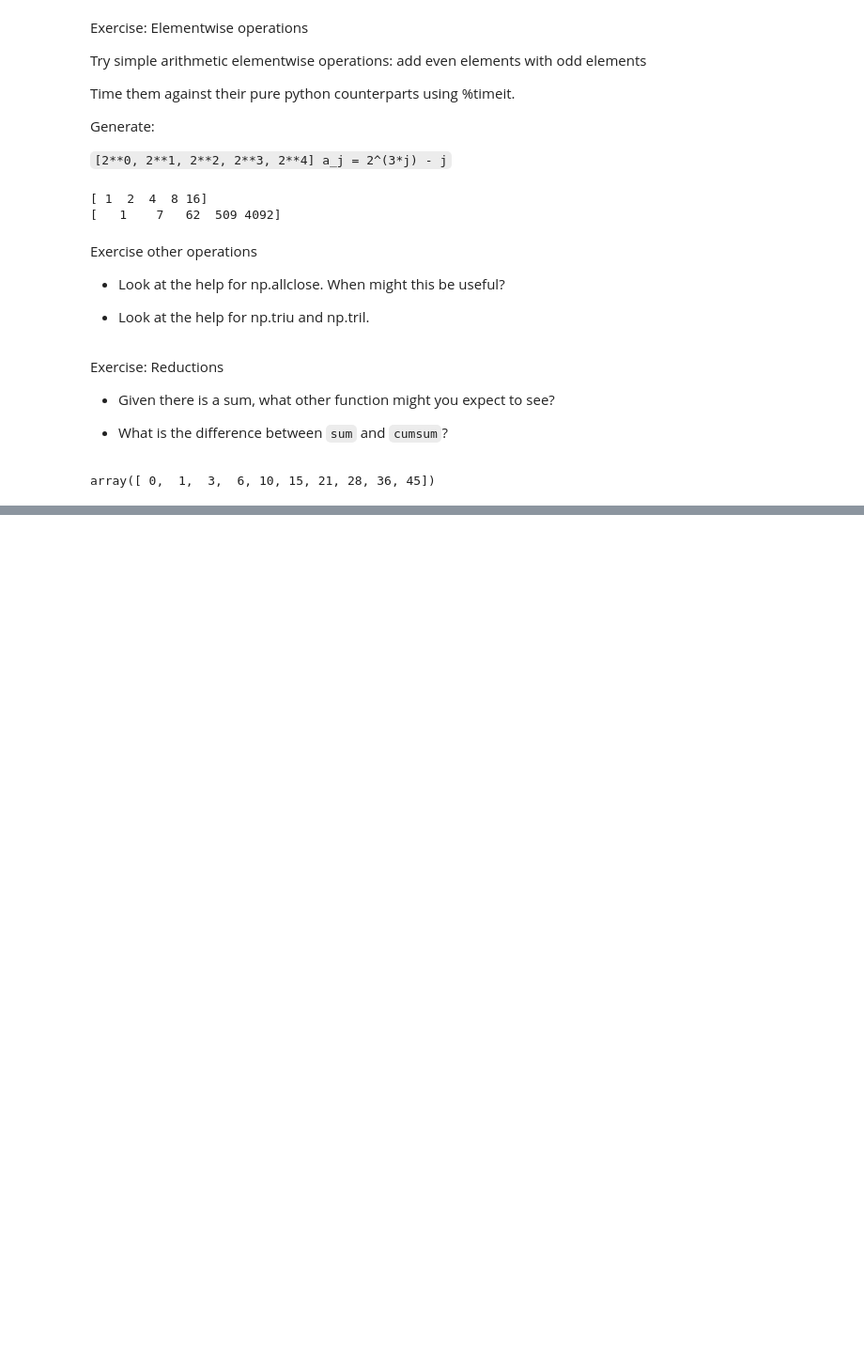
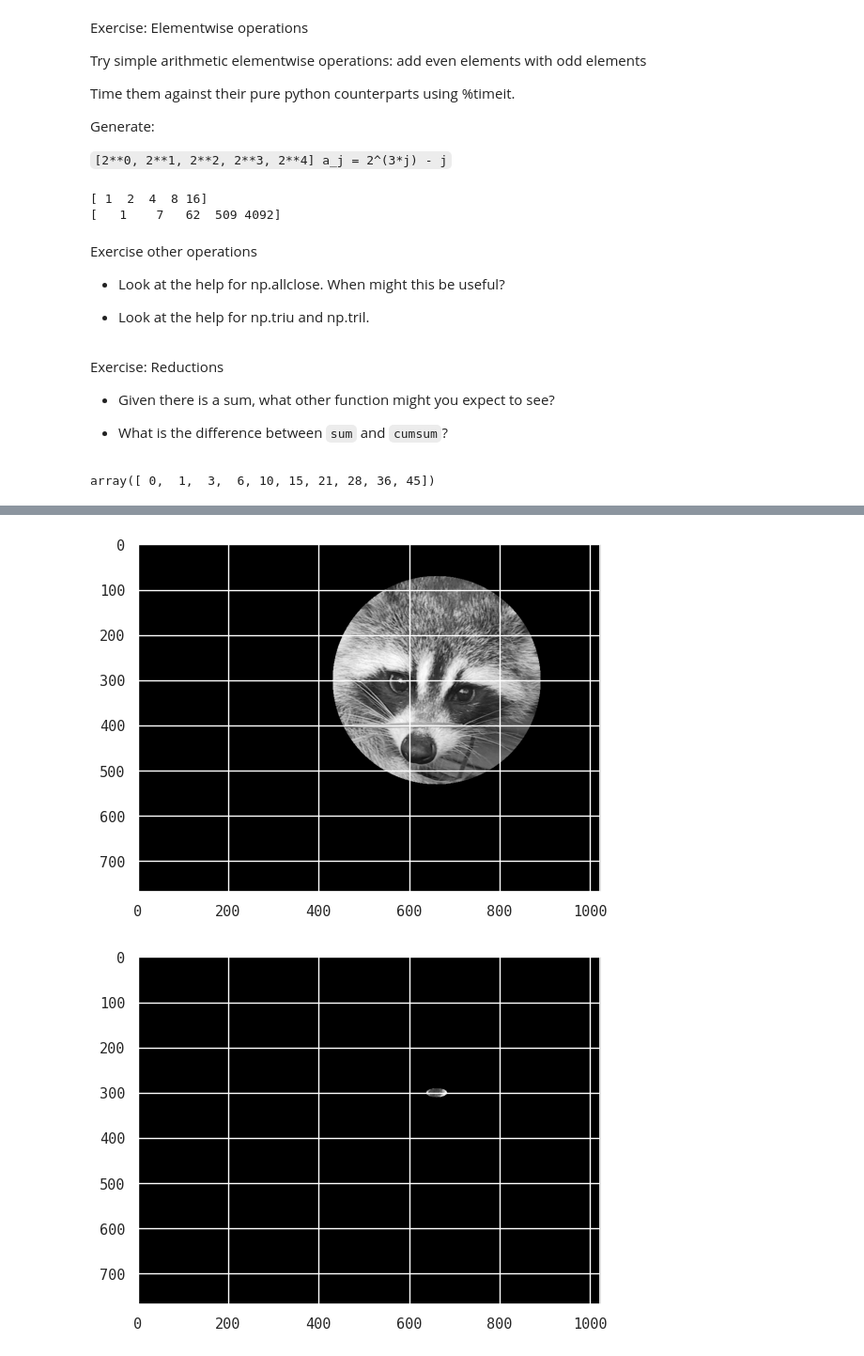
Before and after one commit to MuCool1729/Scipy-Lectures, a Jupyter notebook: intro_numpy.ipynb, the cells around one changed output, grey strips where cells are left out. Shown at 94% size. Cells and saved outputs as stored; diff of their text form; code cells hidden in the pictures; blank space fills up the shorter version.

```diff
--- a/intro_numpy.ipynb
+++ b/intro_numpy.ipynb
@@ -272,0 +435,20 @@ array([ 0,  1,  3,  6, 10, 15, 21, 28, 36, 45])
+# %%
+sy, sx = face.shape
+y, x = np.ogrid[0:sy, 0:sx] # x and y indices of pixels
+centerx, centery = (660, 300) # center of the image
+circular_mask = ((y - centery)**2 + (x - centerx)**2) > 230**2 # circle
+
+circle_face = face.copy()
+circle_face[circular_mask] = 0
+plt.imshow(circle_face, cmap = plt.cm.gray);
+plt.show()
+
+
+ellipsoidal_mask = ((y - centery)**2 * 23*23 + (x - centerx)**2 * 100) > 230**2 # circle
+ellipsoidal_face = face.copy()
+ellipsoidal_face[ellipsoidal_mask] = 0
+plt.imshow(ellipsoidal_face, cmap = plt.cm.gray);
+plt.show()
+# %% [output]
+[figure, added]
+[figure, added]
```
Also changed, not shown: parts of 29 cells of this notebook, 3 other files.
